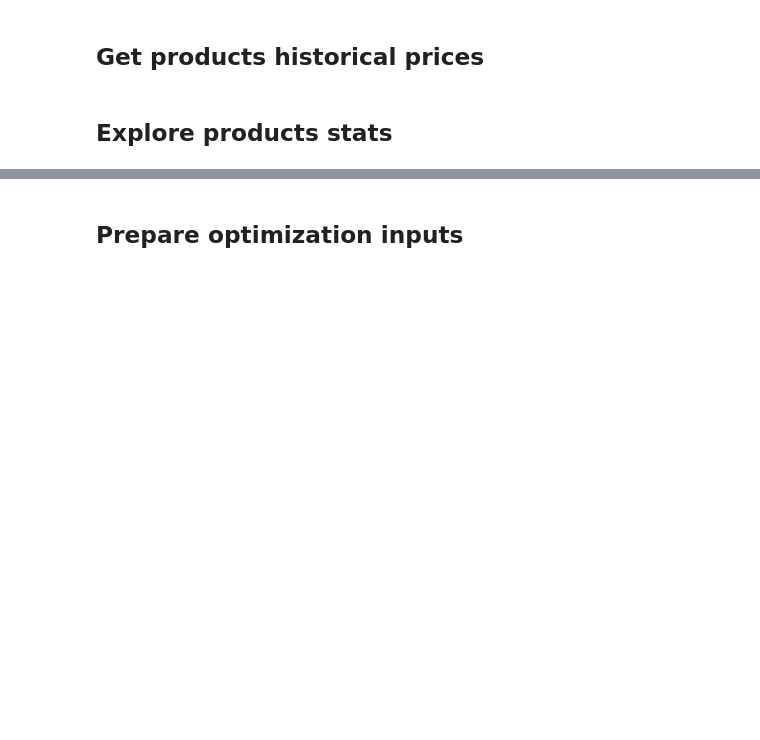
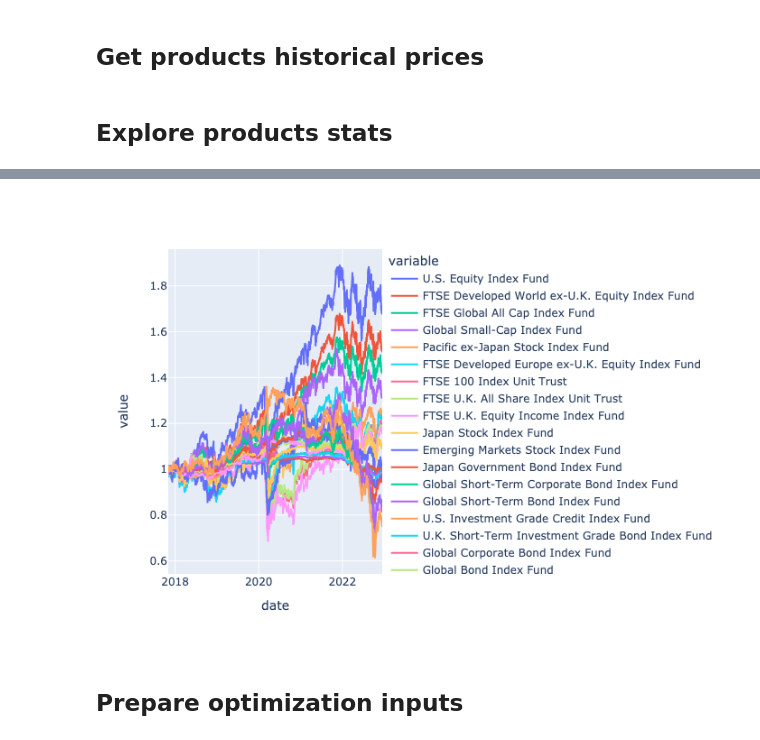
Before and after one commit to 0x26res/vanguard-optimizer, a Jupyter notebook: vanguard-optimizer.ipynb, the cells around one changed output, grey strips where cells are left out. Saved outputs shown, nothing was run; the diff lists cells and outputs as text; code cells hidden in the pictures; blank space fills up the shorter version.

```diff
--- a/vanguard-optimizer.ipynb
+++ b/vanguard-optimizer.ipynb
@@ -238,11 +248,15 @@ sorted_names = (
     .to_list()
 )
 # %%
-px.line(
-    pivoted_prices.to_pandas(),
-    x="date",
-    y=sorted_names,
-).show()
+show(
+    px.line(
+        pivoted_prices.to_pandas(),
+        x="date",
+        y=sorted_names,
+    )
+)
+# %% [output]
+[figure, added]
 # %% [markdown]
 ## Prepare optimization inputs
 # %%
```
Also changed, not shown: parts of 13 cells of this notebook, 1 other file.
